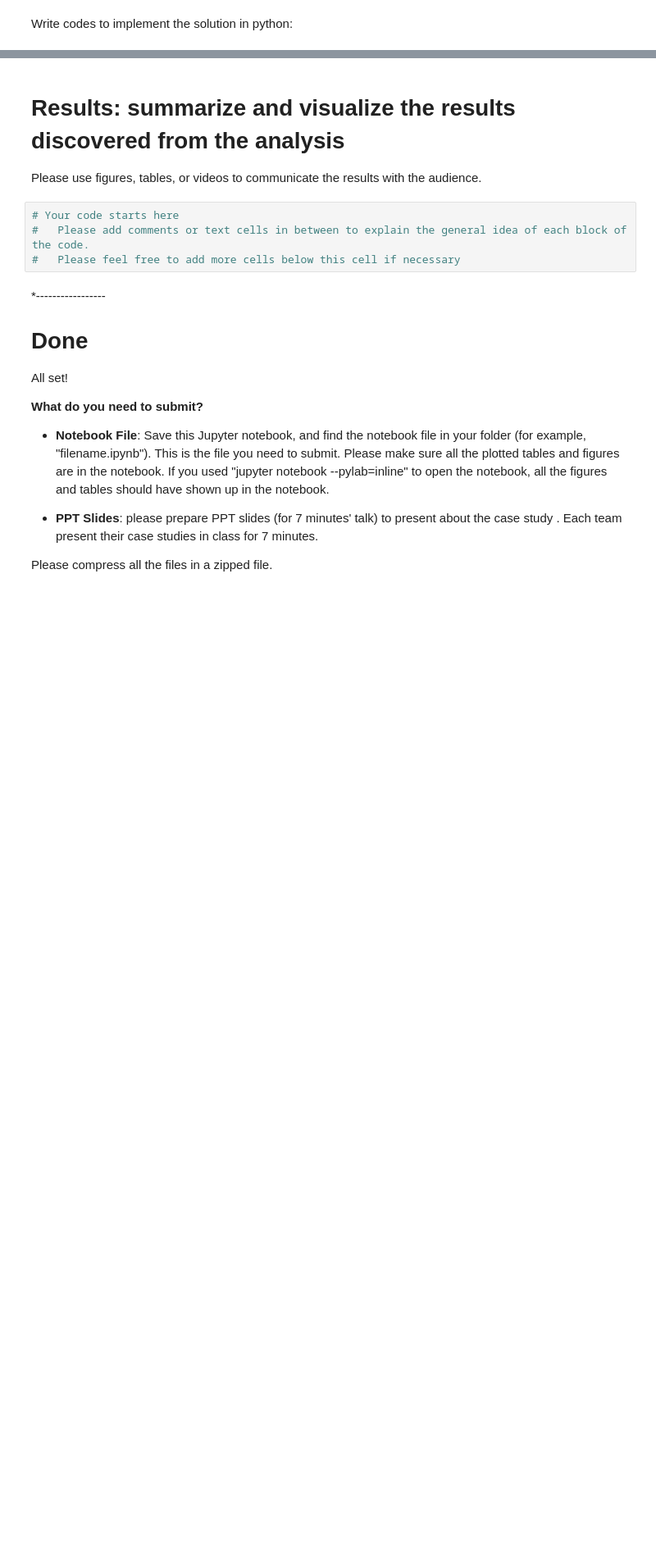
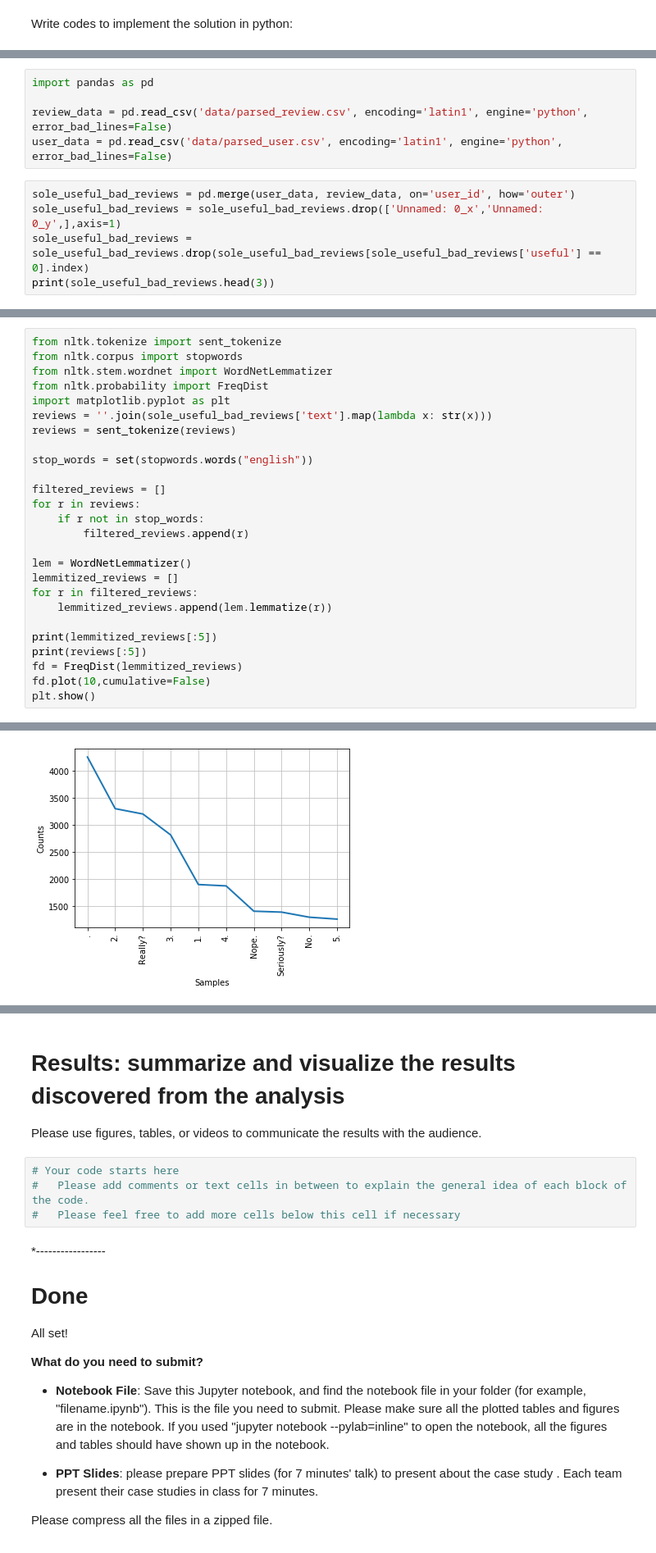
Before and after one commit to alexander-moore/DS501_Project1, a Jupyter notebook: case1_ethan.ipynb, the cells around one changed output, grey strips where cells are left out. Shown at 82% size. Saved outputs shown, nothing was run; the diff lists cells and outputs as text; blank space fills up the shorter version.

```diff
--- a/case1_ethan.ipynb
+++ b/case1_ethan.ipynb
@@ -140,0 +146,10 @@ Write codes to implement the solution in python:
+# %%
+import pandas as pd
+
+review_data = pd.read_csv('data/parsed_review.csv', encoding='latin1', engine='python', error_bad_lines=False)
+user_data = pd.read_csv('data/parsed_user.csv', encoding='latin1', engine='python', error_bad_lines=False)
+# %%
+sole_useful_bad_reviews = pd.merge(user_data, review_data, on='user_id', how='outer')
+sole_useful_bad_reviews = sole_useful_bad_reviews.drop(['Unnamed: 0_x','Unnamed: 0_y',],axis=1)
+sole_useful_bad_reviews = sole_useful_bad_reviews.drop(sole_useful_bad_reviews[sole_useful_bad_reviews['useful'] == 0].index)
+print(sole_useful_bad_reviews.head(3))
@@ -140,0 +182,27 @@ Write codes to implement the solution in python:
+# %%
+from nltk.tokenize import sent_tokenize
+from nltk.corpus import stopwords
+from nltk.stem.wordnet import WordNetLemmatizer
+from nltk.probability import FreqDist
+import matplotlib.pyplot as plt
+reviews = ''.join(sole_useful_bad_reviews['text'].map(lambda x: str(x)))
+reviews = sent_tokenize(reviews)
+
+stop_words = set(stopwords.words("english"))
+
+filtered_reviews = []
+for r in reviews:
+    if r not in stop_words:
+        filtered_reviews.append(r)
+
+lem = WordNetLemmatizer()
+lemmitized_reviews = []
+for r in filtered_reviews:
+    lemmitized_reviews.append(lem.lemmatize(r))
+
+print(lemmitized_reviews[:5])
+print(reviews[:5])
+fd = FreqDist(lemmitized_reviews)
+fd.plot(10,cumulative=False)
+plt.show()
+# %% [output]
@@ -140,0 +211 @@ Write codes to implement the solution in python:
+[figure, added]
```
Also changed, not shown: parts of 12 cells of this notebook, 1 other file.
